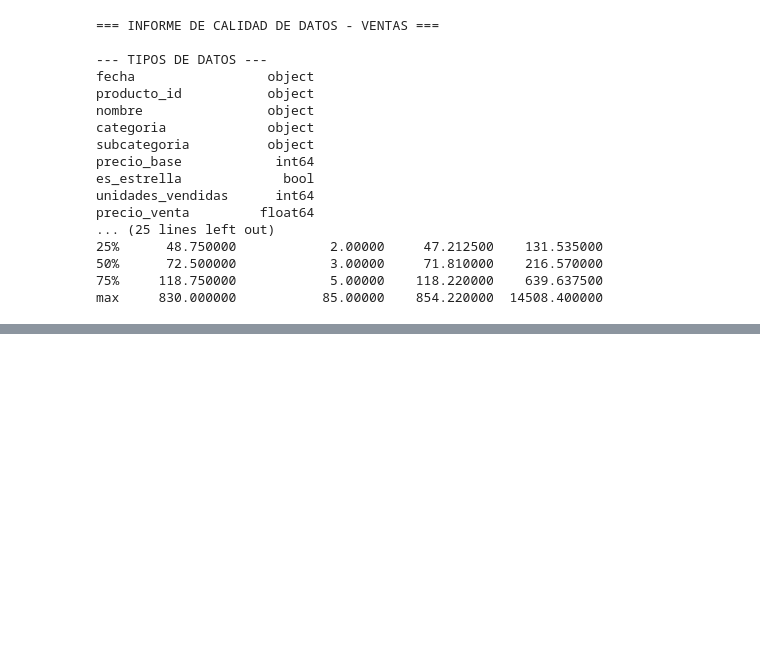
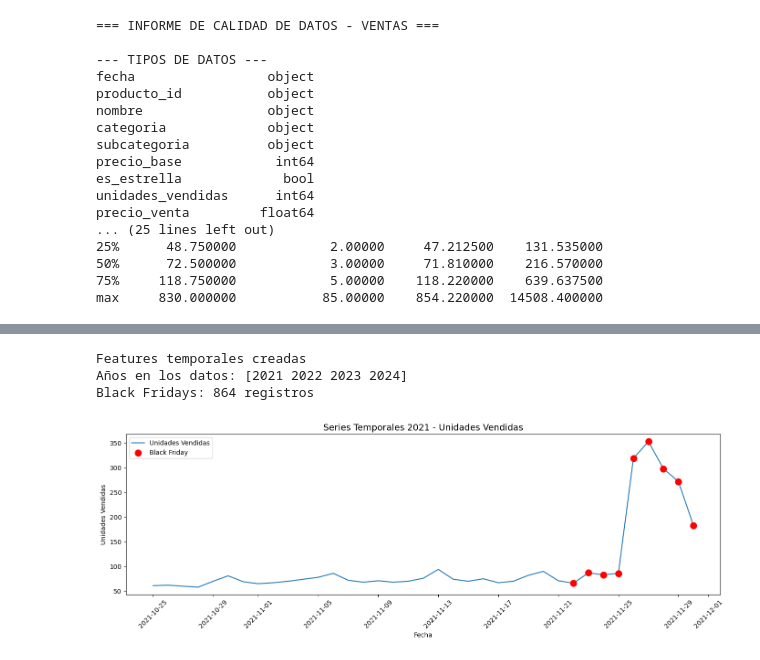
Before and after one commit to jeo20/ds4b, a Jupyter notebook: notebooks/entrenamiento.ipynb, the cells around one changed output, grey strips where cells are left out. Cells and saved outputs as stored; diff of their text form; code cells hidden in the pictures; blank space fills up the shorter version.

Commit message:
hasta   09_Creación de Variables y Preparación de Datos

```diff
--- a/notebooks/entrenamiento.ipynb
+++ b/notebooks/entrenamiento.ipynb
@@ -77,0 +162,6 @@ max     830.000000           85.00000    854.220000  14508.400000
+# %%
+# Uno los dataframes de ventas y competencia usando fecha y producto_id como claves
+df = pd.merge(ventas, competencia, on=['fecha', 'producto_id'], how='inner')
+
+print(f"Dataframe unificado shape: {df.shape}")
+df.head()
@@ -77,0 +200,42 @@ max     830.000000           85.00000    854.220000  14508.400000
+# %%
+# Extraigo caracteristicas temporales de la fecha para el analisis
+df['año'] = df['fecha'].dt.year
+df['mes'] = df['fecha'].dt.month
+df['dia'] = df['fecha'].dt.day
+df['dia_semana'] = df['fecha'].dt.dayofweek
+df['nombre_dia'] = df['fecha'].dt.day_name()
+
+# Defino Black Fridays (noviembre)
+df['es_black_friday'] = (df['mes'] == 11) & (df['dia'] >= 22) & (df['dia'] <= 30)
+
+print("Features temporales creadas")
+print(f"Años en los datos: {df['año'].unique()}")
+print(f"Black Fridays: {df['es_black_friday'].sum()} registros")
+# %% [output]
+Features temporales creadas
+Años en los datos: [2021 2022 2023 2024]
+Black Fridays: 864 registros
+# %%
+# Grafico de series temporales de unidades vendidas por año
+# Agrego las ventas diarias
+ventas_diarias = df.groupby('fecha')['unidades_vendidas'].sum().reset_index()
+ventas_diarias['año'] = ventas_diarias['fecha'].dt.year
+ventas_diarias['dia_semana'] = ventas_diarias['fecha'].dt.dayofweek
+ventas_diarias['es_black_friday'] = (ventas_diarias['fecha'].dt.month == 11) & (ventas_diarias['fecha'].dt.day >= 22)
+
+# Grafico 2021
+plt.figure(figsize=(14, 5))
+ventas_2021 = ventas_diarias[ventas_diarias['año'] == 2021]
+sns.lineplot(data=ventas_2021, x='fecha', y='unidades_vendidas', label='Unidades Vendidas')
+# Marco los Black Fridays
+bf_2021 = ventas_2021[ventas_2021['es_black_friday']]
+plt.scatter(bf_2021['fecha'], bf_2021['unidades_vendidas'], color='red', s=100, zorder=5, label='Black Friday')
+plt.title('Series Temporales 2021 - Unidades Vendidas', fontsize=14)
+plt.xlabel('Fecha')
+plt.ylabel('Unidades Vendidas')
+plt.xticks(rotation=45)
+plt.legend()
+plt.tight_layout()
+plt.show()
+# %% [output]
+[figure, added]
```
Also changed, not shown: parts of 21 cells of this notebook, 3 other files.
